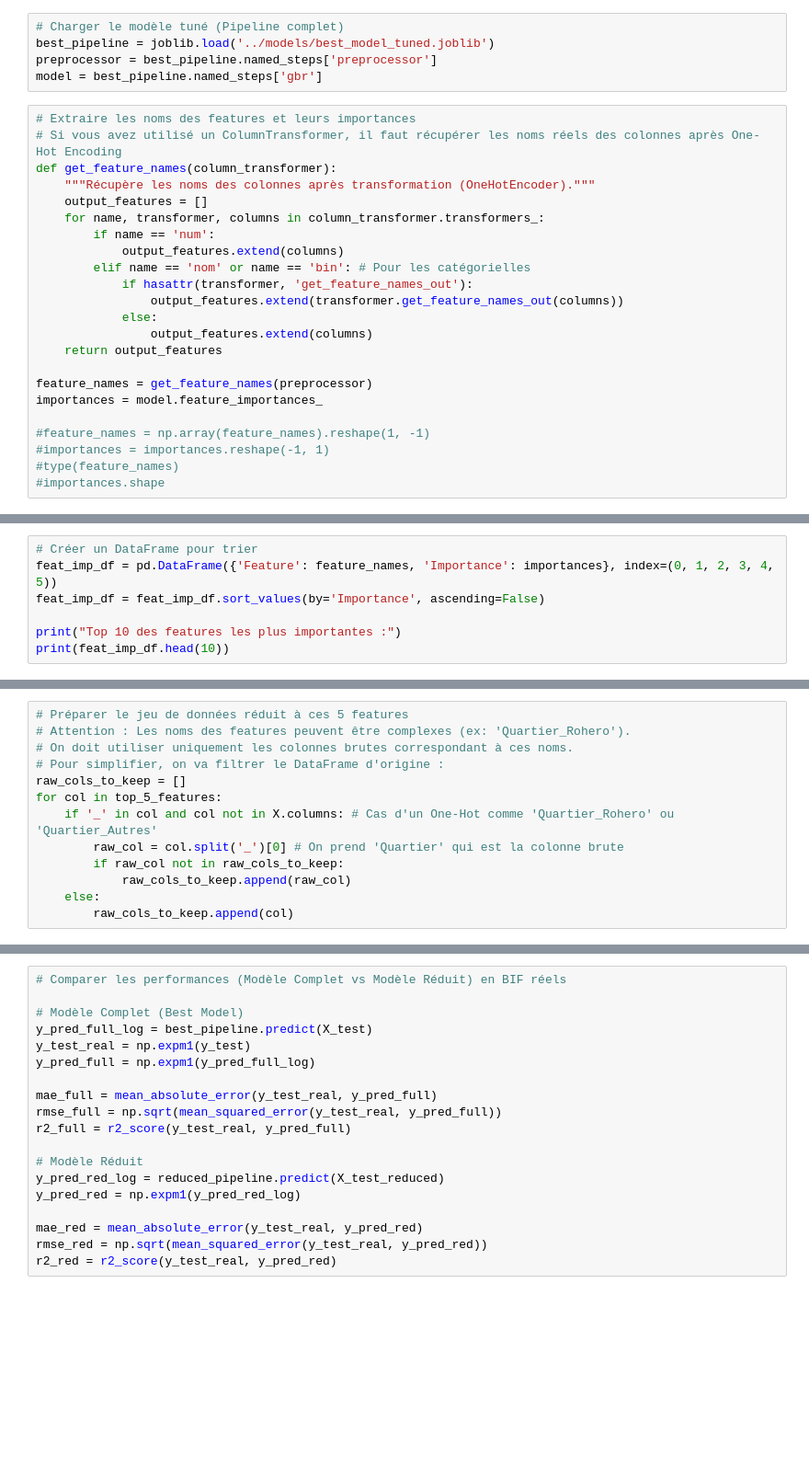
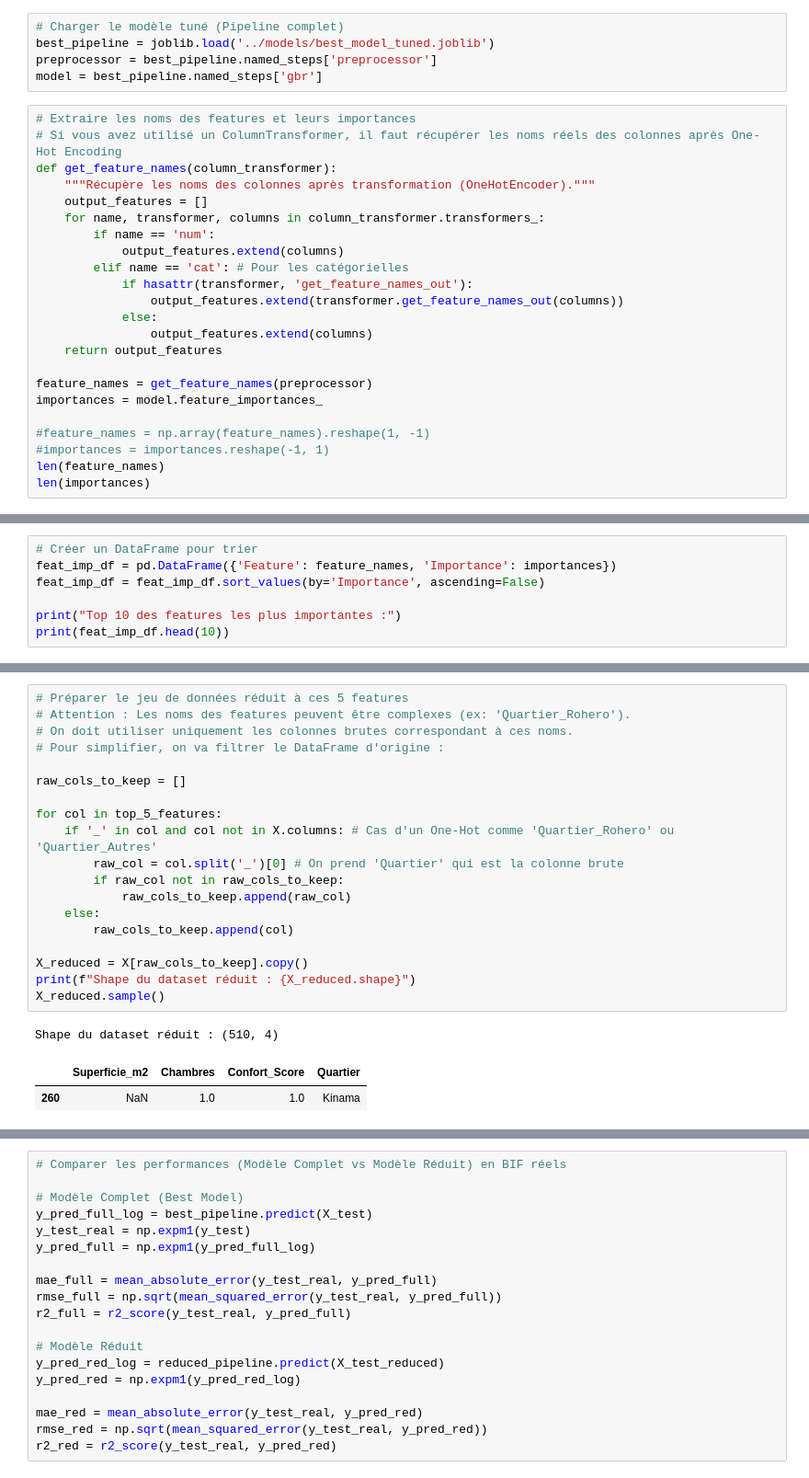
Before and after one commit to baller72/rent_price_prediction, a Jupyter notebook: notebooks/07_Feature_Importance.ipynb, the cells around one changed output, grey strips where cells are left out. Shown at 92% size. Drawn from its saved outputs; the diff is of its cells as text; blank space fills up the shorter version.

```diff
--- a/notebooks/07_Feature_Importance.ipynb
+++ b/notebooks/07_Feature_Importance.ipynb
@@ -67,7 +67,7 @@ def get_feature_names(column_transformer):
     for name, transformer, columns in column_transformer.transformers_:
         if name == 'num':
             output_features.extend(columns)
-        elif name == 'nom' or name == 'bin': # Pour les catégorielles
+        elif name == 'cat': # Pour les catégorielles
             if hasattr(transformer, 'get_feature_names_out'):
                 output_features.extend(transformer.get_feature_names_out(columns))
             else:
@@ -79,6 +79,6 @@ importances = model.feature_importances_
 
 #feature_names = np.array(feature_names).reshape(1, -1)
 #importances = importances.reshape(-1, 1)
-#type(feature_names)
-#importances.shape
+len(feature_names)
+len(importances)
 # %% [output]
@@ -86,6 +86,6 @@ importances = model.feature_importances_
 # %%
 # Créer un DataFrame pour trier
-feat_imp_df = pd.DataFrame({'Feature': feature_names, 'Importance': importances}, index=(0, 1, 2, 3, 4, 5))
+feat_imp_df = pd.DataFrame({'Feature': feature_names, 'Importance': importances})
 feat_imp_df = feat_imp_df.sort_values(by='Importance', ascending=False)
 
 print("Top 10 des features les plus importantes :")
@@ -107,16 +129,26 @@ print(f"\nLes 5 features sélectionnées pour le modèle réduit : {top_5_featur
 # %%
 # Préparer le jeu de données réduit à ces 5 features
 # Attention : Les noms des features peuvent être complexes (ex: 'Quartier_Rohero').
 # On doit utiliser uniquement les colonnes brutes correspondant à ces noms.
 # Pour simplifier, on va filtrer le DataFrame d'origine :
+
 raw_cols_to_keep = []
+
 for col in top_5_features:
     if '_' in col and col not in X.columns: # Cas d'un One-Hot comme 'Quartier_Rohero' ou 'Quartier_Autres'
         raw_col = col.split('_')[0] # On prend 'Quartier' qui est la colonne brute
         if raw_col not in raw_cols_to_keep:
             raw_cols_to_keep.append(raw_col)
     else:
         raw_cols_to_keep.append(col)
+
+X_reduced = X[raw_cols_to_keep].copy()
+print(f"Shape du dataset réduit : {X_reduced.shape}")
+X_reduced.sample()
+# %% [output]
+Shape du dataset réduit : (510, 4)
+|  | Superficie_m2 | Chambres | Confort_Score | Quartier |
+| 260 | NaN | 1.0 | 1.0 | Kinama |
 # %%
 # Re-définir un preprocessor simplifié pour ces 5 colonnes brutes
 # On sépare ce qui est numérique et catégoriel dans cette nouvelle liste
```
Also changed, not shown: parts of 9 cells of this notebook, 8 other files.
